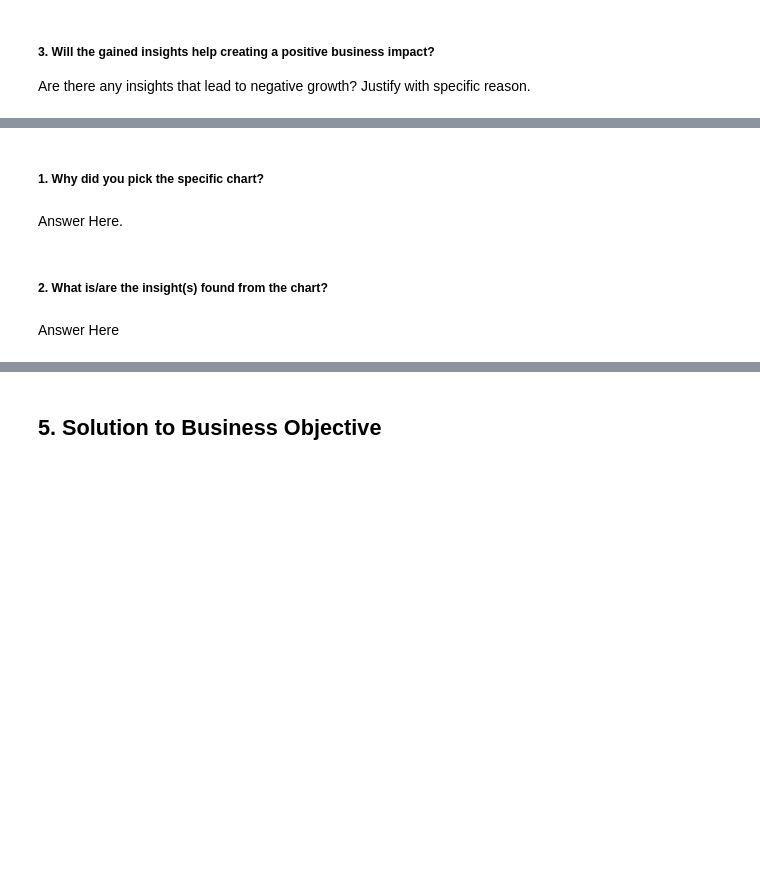
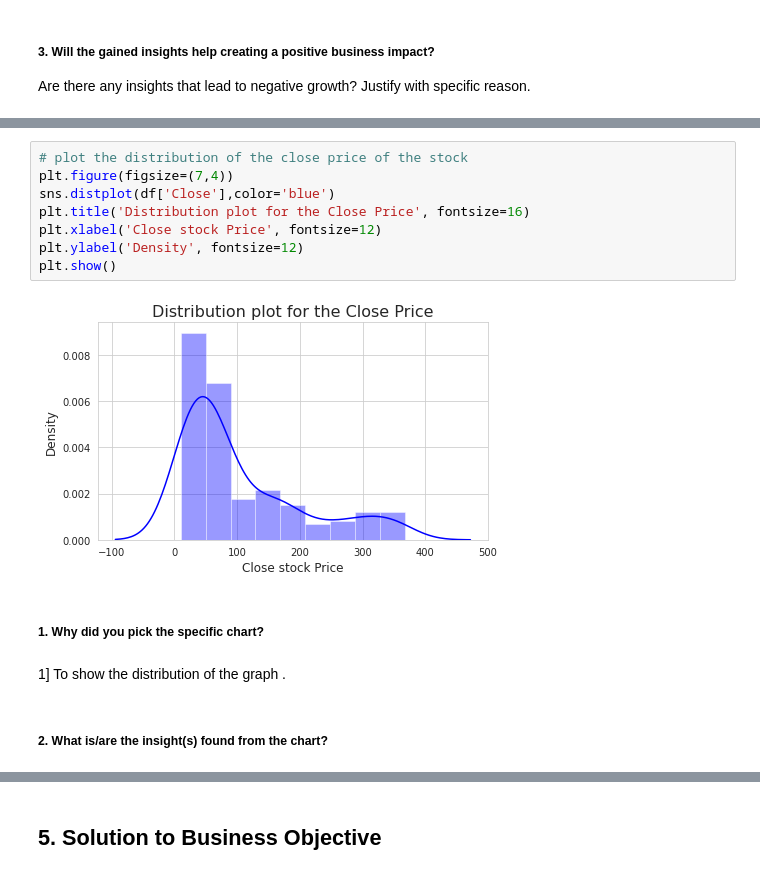
Before and after one commit to avigangarde/Capstone-II--Yes-bank-stock-close-price-prediction-Supervised-ML-Regression-, a Jupyter notebook: Capstone_II_Yes_bank_stock_close_price_prediction(Supervised_ML_Regression).ipynb, the cells around one changed output, grey strips where cells are left out. Cells and saved outputs as stored; diff of their text form; blank space fills up the shorter version.

```diff
--- a/Capstone_II_Yes_bank_stock_close_price_prediction(Supervised_ML_Regression).ipynb
+++ b/Capstone_II_Yes_bank_stock_close_price_prediction(Supervised_ML_Regression).ipynb
@@ -431,8 +502,16 @@ Answer Here
+# %%
+# plot the distribution of the close price of the stock
+plt.figure(figsize=(7,4))
+sns.distplot(df['Close'],color='blue')
+plt.title('Distribution plot for the Close Price', fontsize=16)
+plt.xlabel('Close stock Price', fontsize=12)
+plt.ylabel('Density', fontsize=12)
+plt.show()
+# %% [output]
+[figure, added]
 # %% [markdown]
 ##### 1. Why did you pick the specific chart?
-# %% [markdown]
-Answer Here.
+# %% [markdown]
+1] To show the distribution of the graph .
 # %% [markdown]
 ##### 2. What is/are the insight(s) found from the chart?
-# %% [markdown]
-Answer Here
```
Also changed, not shown: parts of 125 cells of this notebook.
